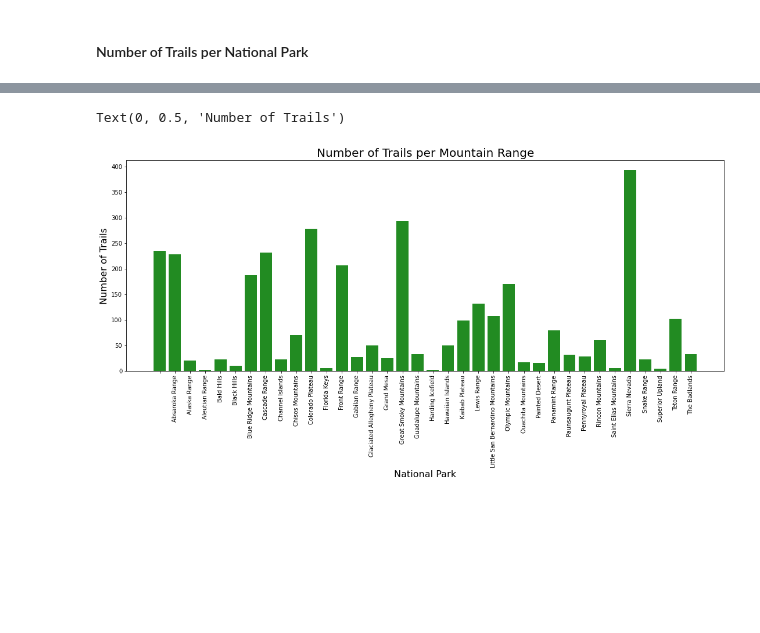
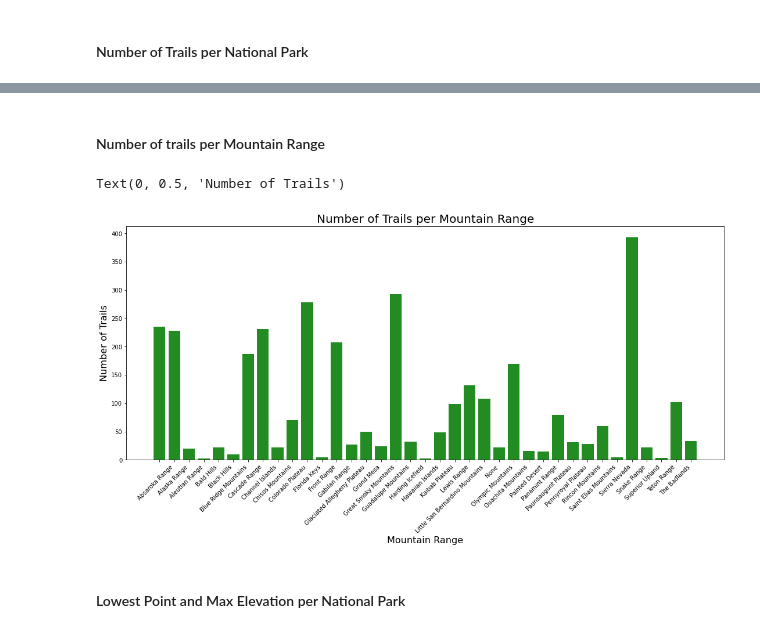
Before and after one commit to cableredi/BellevueUniv_MDS, a Jupyter notebook: DSC540/Term Paper/Term_Project_CableKimberly.ipynb, the cells around one changed output, grey strips where cells are left out. Saved outputs shown, nothing was run; the diff lists cells and outputs as text; code cells hidden in the pictures; blank space fills up the shorter version.

```diff
--- a/DSC540/Term Paper/Term_Project_CableKimberly.ipynb
+++ b/DSC540/Term Paper/Term_Project_CableKimberly.ipynb
@@ -1513,0 +1588,4 @@ conn.close()
+# %%
+# Fill empty mtn range, peak name, and lowest point with 'None'
+combined_trails_df[['mtn_range', 'peak_name', 'lowest_point']] = combined_trails_df[[
+    'mtn_range', 'peak_name', 'lowest_point']].fillna('None')
@@ -1513,0 +1600,34 @@ conn.close()
+# %%
+# Combine activities and parks_activities
+def combine_activities(parks, trails):
+    '''
+    Combine trails and parks activities
+
+    args:
+        activities (str): Comma delimited string of activities
+
+    returns:
+        activities (string): Comma delimited string of activities
+    '''
+    if trails != None:
+        trails_list = [x.strip() for x in trails.replace("'", "").split(',')]
+    else:
+        trails_list = []
+
+    if parks != None:
+        parks_list = [x.strip() for x in parks.replace("'", "").split(',')]
+    else:
+        parks_list = []
+
+    activities_list = list(set(parks_list + trails_list))
+    activities_list = ','.join(activities_list)
+
+    return activities_list
+# %%
+# Add empty combined_activities column
+combined_trails_df['combined_activities'] = ''
+
+for index in combined_trails_df.index:
+    combined_trails_df['combined_activities'][index] = combine_activities(combined_trails_df['parks_activities'][index], combined_trails_df['activities'][index])
+
+combined_trails_df[['parks_activities', 'activities', 'combined_activities']].head()
@@ -1553,0 +1706,2 @@ Text(0, 0.5, 'Number of Trails')
+# %% [markdown]
+#### Number of trails per Mountain Range
@@ -1554,23 +1711,22 @@ Text(0, 0.5, 'Number of Trails')
 # %%
-# Count the number of trails per National Park
-by_mtn_count = combined_trails_df.groupby('mtn_range')['trail'].count()
-
-# Split of the parks and the counts
+# Split of the mtn ranges and the counts
 mtns = list(by_mtn_count.keys())
 counts = list(by_mtn_count.values)
 
 # Create figure
 fig, ax = plt.subplots(1, 1, figsize = (15, 8), layout = 'constrained')
 
 # Create barchart
 ax.bar(mtns, counts, width = .8, color = 'ForestGreen')
 
 # Customize labels
 ax.set_xticks(mtns)
-ax.set_xticklabels(mtns, rotation = 90)
+ax.set_xticklabels(mtns, rotation = 45, horizontalalignment='right')
 ax.set_title("Number of Trails per Mountain Range", fontsize = 20)
 ax.set_xlabel("Mountain Range", fontsize = 16)
 ax.set_ylabel("Number of Trails", fontsize = 16)
 # %% [output]
 Text(0, 0.5, 'Number of Trails')
-[figure, old version]
+[figure, new version]
+# %% [markdown]
+#### Lowest Point and Max Elevation per National Park
```
Also changed, not shown: parts of 61 cells of this notebook.
